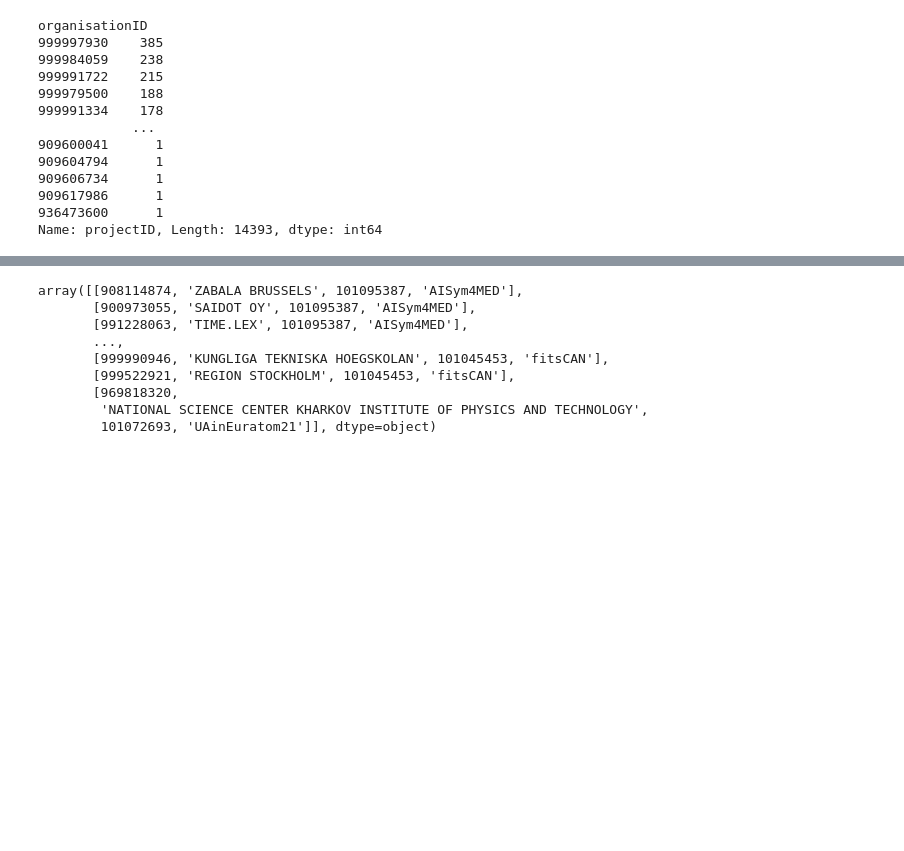
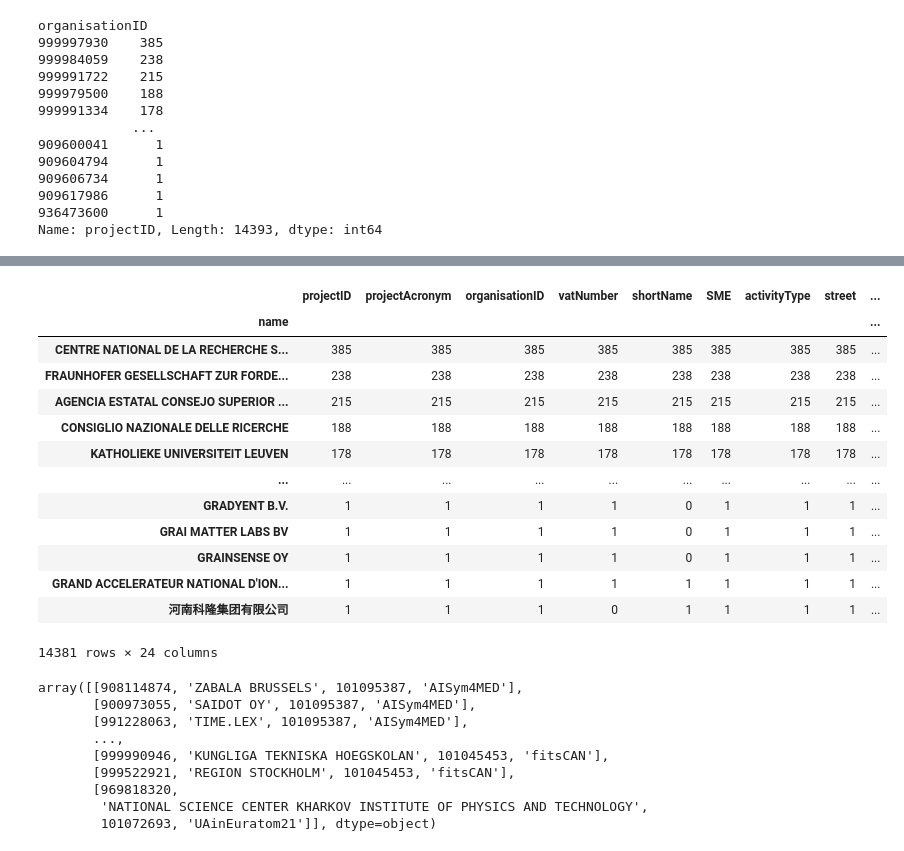
Before and after one commit to andremann/SciSci-course, a Jupyter notebook: notebooks/03.1-lab_project_network.ipynb, the cells around one changed output, grey strips where cells are left out. Cells and saved outputs as stored; diff of their text form; code cells hidden in the pictures; blank space fills up the shorter version.

```diff
--- a/notebooks/03.1-lab_project_network.ipynb
+++ b/notebooks/03.1-lab_project_network.ipynb
@@ -63,3 +84,20 @@ Name: projectID, Length: 14393, dtype: int64
+# %%
+organisations.groupby('name').count().sort_values(by='projectID', ascending=False)
+# %% [output]
+|  | projectID | projectAcronym | organisationID | vatNumber | shortName | SME | activityType | street | ... |
+| name |  |  |  |  |  |  |  |  | ... |
+| CENTRE NATIONAL DE LA RECHERCHE S... | 385 | 385 | 385 | 385 | 385 | 385 | 385 | 385 | ... |
+| FRAUNHOFER GESELLSCHAFT ZUR FORDE... | 238 | 238 | 238 | 238 | 238 | 238 | 238 | 238 | ... |
+| AGENCIA ESTATAL CONSEJO SUPERIOR ... | 215 | 215 | 215 | 215 | 215 | 215 | 215 | 215 | ... |
+| CONSIGLIO NAZIONALE DELLE RICERCHE | 188 | 188 | 188 | 188 | 188 | 188 | 188 | 188 | ... |
+| KATHOLIEKE UNIVERSITEIT LEUVEN | 178 | 178 | 178 | 178 | 178 | 178 | 178 | 178 | ... |
+| ... | ... | ... | ... | ... | ... | ... | ... | ... | ... |
+| GRADYENT B.V. | 1 | 1 | 1 | 1 | 0 | 1 | 1 | 1 | ... |
+| GRAI MATTER LABS BV | 1 | 1 | 1 | 1 | 0 | 1 | 1 | 1 | ... |
+| GRAINSENSE OY | 1 | 1 | 1 | 1 | 0 | 1 | 1 | 1 | ... |
+| GRAND ACCELERATEUR NATIONAL D'ION... | 1 | 1 | 1 | 1 | 1 | 1 | 1 | 1 | ... |
+| 河南科隆集团有限公司 | 1 | 1 | 1 | 0 | 1 | 1 | 1 | 1 | ... |
+14381 rows × 24 columns
 # %%
 organisations[['organisationID', 'name', 'projectID', 'projectAcronym']].values
 # %% [output]
```
Also changed, not shown: parts of 41 cells of this notebook.
